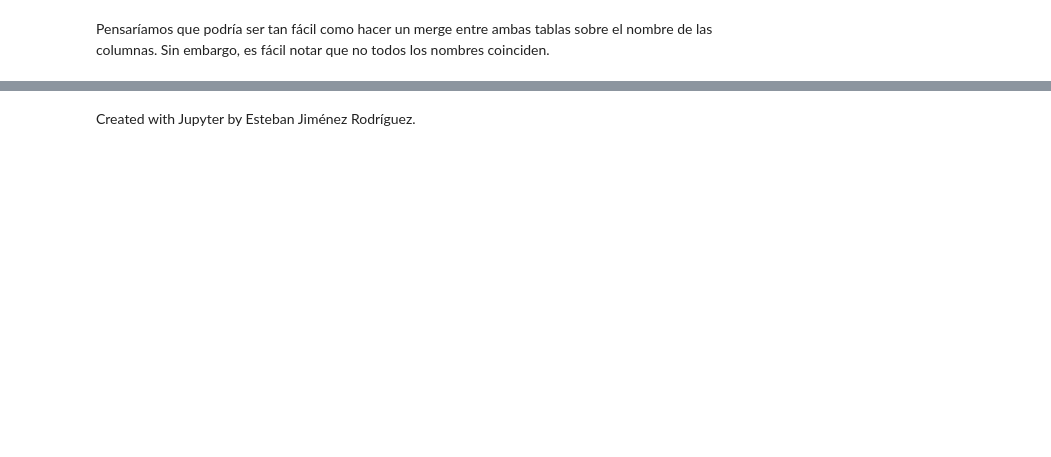
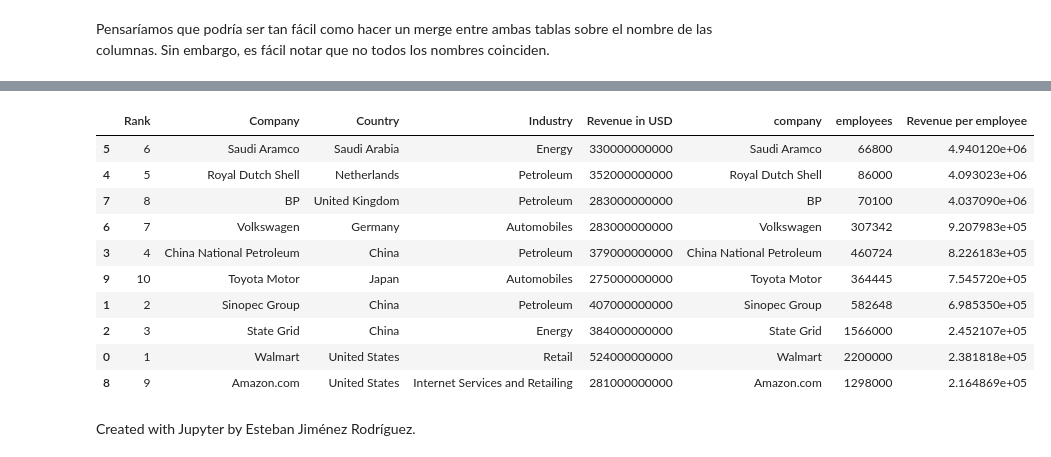
Before and after one commit to esjimenezro/prope_programacion_2021, a Jupyter notebook: Semana4/Clase8_DiversasFuentesDatos.ipynb, the cells around one changed output, grey strips where cells are left out. Cells and saved outputs as stored; diff of their text form; code cells hidden in the pictures; blank space fills up the shorter version.

```diff
--- a/Semana4/Clase8_DiversasFuentesDatos.ipynb
+++ b/Semana4/Clase8_DiversasFuentesDatos.ipynb
@@ -132,2 +324,4 @@ Pensaríamos que podría ser tan fácil como hacer un merge entre ambas tablas s
 # %%
 # Hacer un map de los nombres en el dataframe inicial
+employees_info["company"] = employees_info["name"].map(name_map)
+employees_info
@@ -139,0 +342,7 @@ Pensaríamos que podría ser tan fácil como hacer un merge entre ambas tablas s
+# %%
+# Hacer el merge
+fortune500_with_employees = fortune500.merge(right=employees_info[["company", "employees"]],
+                                             left_on="Company",
+                                             right_on="company",
+                                             how="left")
+fortune500_with_employees
@@ -139,0 +372,6 @@ Pensaríamos que podría ser tan fácil como hacer un merge entre ambas tablas s
+# %%
+fortune500_with_employees["Revenue in USD"] = \
+    fortune500_with_employees["Revenue in USD"].apply(
+        lambda s: int(s[1:4]) * 10**9
+    )
+fortune500_with_employees
@@ -140,3 +401,21 @@ Pensaríamos que podría ser tan fácil como hacer un merge entre ambas tablas s
+# %%
+# Responder la pregunta
+fortune500_with_employees["Revenue per employee"] = \
+    fortune500_with_employees["Revenue in USD"] / fortune500_with_employees["employees"]
+# %%
+fortune500_with_employees.sort_values(by="Revenue per employee", ascending=False)
+# %% [output]
+|  | Rank | Company | Country | Industry | Revenue in USD | company | employees | Revenue per employee |
+| 5 | 6 | Saudi Aramco | Saudi Arabia | Energy | 330000000000 | Saudi Aramco | 66800 | 4.940120e+06 |
+| 4 | 5 | Royal Dutch Shell | Netherlands | Petroleum | 352000000000 | Royal Dutch Shell | 86000 | 4.093023e+06 |
+| 7 | 8 | BP | United Kingdom | Petroleum | 283000000000 | BP | 70100 | 4.037090e+06 |
+| 6 | 7 | Volkswagen | Germany | Automobiles | 283000000000 | Volkswagen | 307342 | 9.207983e+05 |
+| 3 | 4 | China National Petroleum | China | Petroleum | 379000000000 | China National Petroleum | 460724 | 8.226183e+05 |
+| 9 | 10 | Toyota Motor | Japan | Automobiles | 275000000000 | Toyota Motor | 364445 | 7.545720e+05 |
+| 1 | 2 | Sinopec Group | China | Petroleum | 407000000000 | Sinopec Group | 582648 | 6.985350e+05 |
+| 2 | 3 | State Grid | China | Energy | 384000000000 | State Grid | 1566000 | 2.452107e+05 |
+| 0 | 1 | Walmart | United States | Retail | 524000000000 | Walmart | 2200000 | 2.381818e+05 |
+| 8 | 9 | Amazon.com | United States | Internet Services and Retailing | 281000000000 | Amazon.com | 1298000 | 2.164869e+05 |
 # %% [markdown]
 <script>
   $(document).ready(function(){
```
Also changed, not shown: parts of 36 cells of this notebook, 1 other file.
